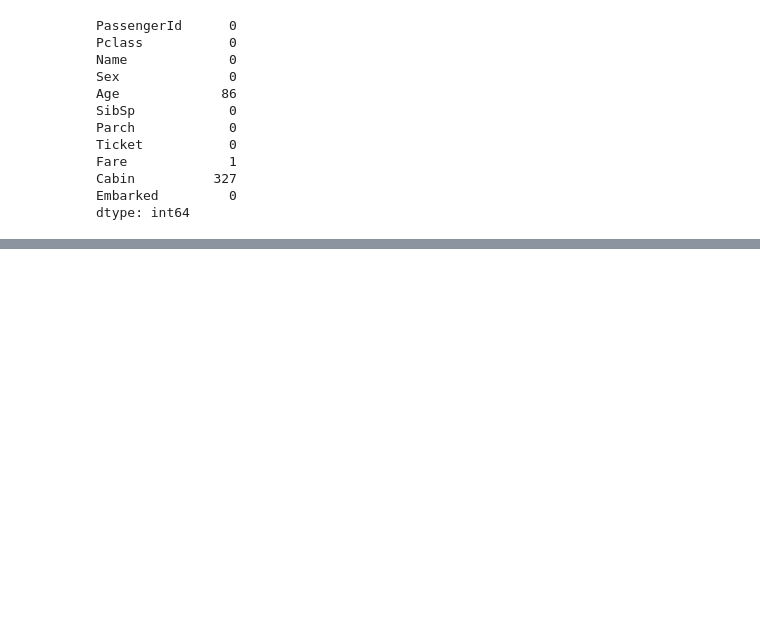
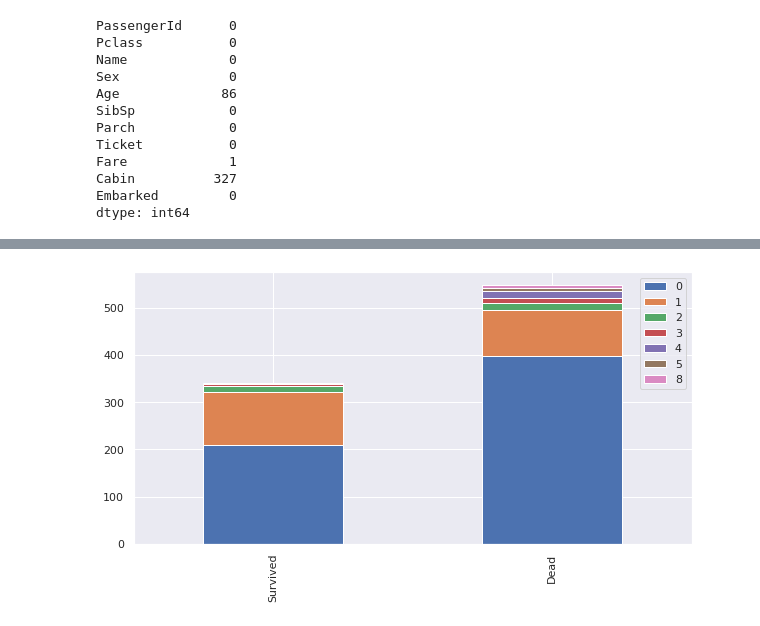
Before and after one commit to felstuff/BackToBasic, a Jupyter notebook: Titanic_Solution_with_MinSuk_Heo.ipynb, the cells around one changed output, grey strips where cells are left out. Saved outputs shown, nothing was run; the diff lists cells and outputs as text; code cells hidden in the pictures; blank space fills up the shorter version.

```diff
--- a/Titanic_Solution_with_MinSuk_Heo.ipynb
+++ b/Titanic_Solution_with_MinSuk_Heo.ipynb
@@ -139,0 +173,6 @@ dtype: int64
+# %%
+bar_chart('SibSp')
+#this resuly shows that people who boarded the ship with two or more siblings or
+# with a spouse are more likely to survive
+# %% [output]
+[figure, added]
```
Also changed, not shown: parts of 8 cells of this notebook.
